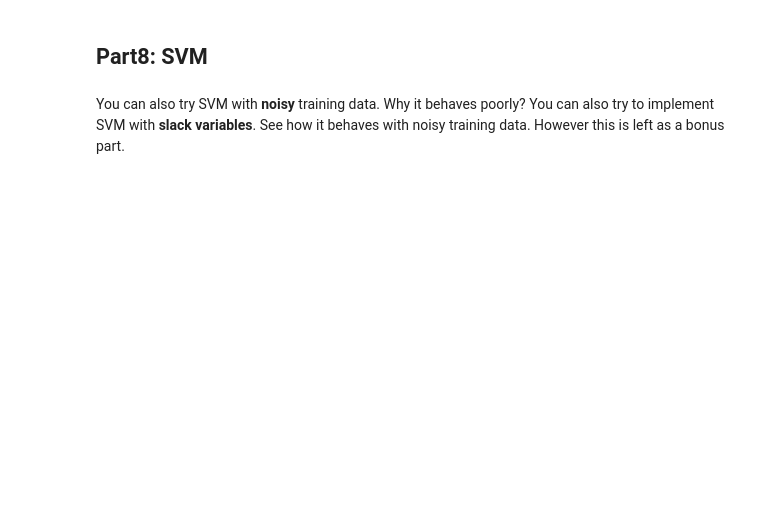
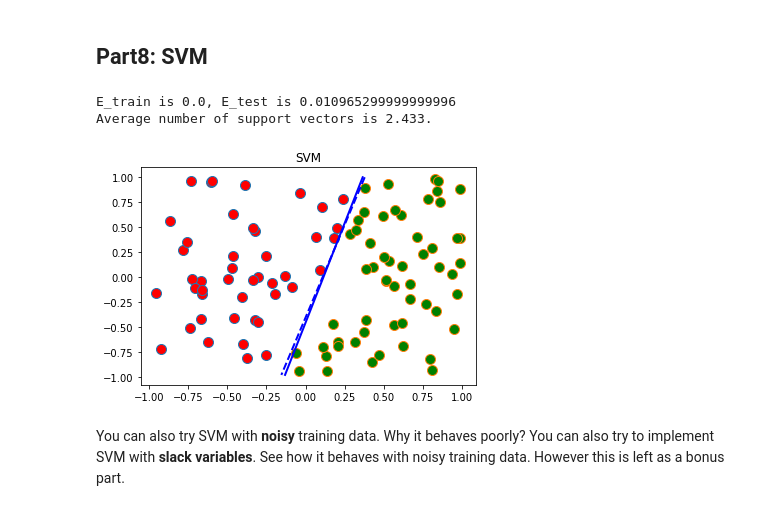
Before and after one commit to Cjkkkk/data_mining_homework, a Jupyter notebook: hw2/linear-models/run.ipynb, the cells around one changed output. Drawn from its saved outputs; the diff is of its cells as text; code cells hidden in the pictures; blank space fills up the shorter version.

```diff
--- a/hw2/linear-models/run.ipynb
+++ b/hw2/linear-models/run.ipynb
@@ -268,18 +315,41 @@ plotdata(X, y, w_f, w_g, 'Logistic Regression: noisy')
 # %%
 from svm import svm
 
 nRep = 1000; # number of replicates
 nTrain = 100; # number of training data
+nTest = 10000; # number of training data
+
+total_test_error = 0
+total_train_error = 0
+total_sc = 0
 
 for i in range(nRep):
-    X, y, w_f = mkdata(nTrain)
-    w_g, num_sc = svm(X, y)
+    X, y, w_f = mkdata(nTrain + nTest)
+
+    X_train = X[:, : nTrain]
+    y_train = y[:, : nTrain]
+
+    X_test = X[:, nTrain:]
+    y_test = y[:, nTrain:]
+    w_g, num_sc = svm(X_train, y_train)
     # Compute training, testing error
+    train_error = cal_error(w_g, X_train, y_train)
+    test_error = cal_error(w_g, X_test, y_test)
+    total_test_error += test_error
+    total_train_error += train_error
+    total_sc += num_sc
     # Sum up number of support vectors
 
-# print('E_train is {}, E_test is {}'.format(E_train, E_test))
-# print('Average number of support vectors is {}.'.format(avgNum))
-plotdata(X, y, w_f, w_g, 'SVM')
+E_train = total_train_error / nRep
+E_test = total_test_error / nRep
+avgNum = total_sc / nRep
+print('E_train is {}, E_test is {}'.format(E_train, E_test))
+print('Average number of support vectors is {}.'.format(avgNum))
+plotdata(X_train, y_train, w_f, w_g, 'SVM')
+# %% [output]
+E_train is 0.0, E_test is 0.010965299999999996
+Average number of support vectors is 2.433.
+[figure, added]
 # %% [markdown]
 You can also try SVM with **noisy** training data. Why it behaves poorly?
 You can also try to implement SVM with **slack variables**.  See how it behaves with noisy training data. However this is left as a bonus part.
```
Also changed, not shown: parts of 8 cells of this notebook, 32 other files.
